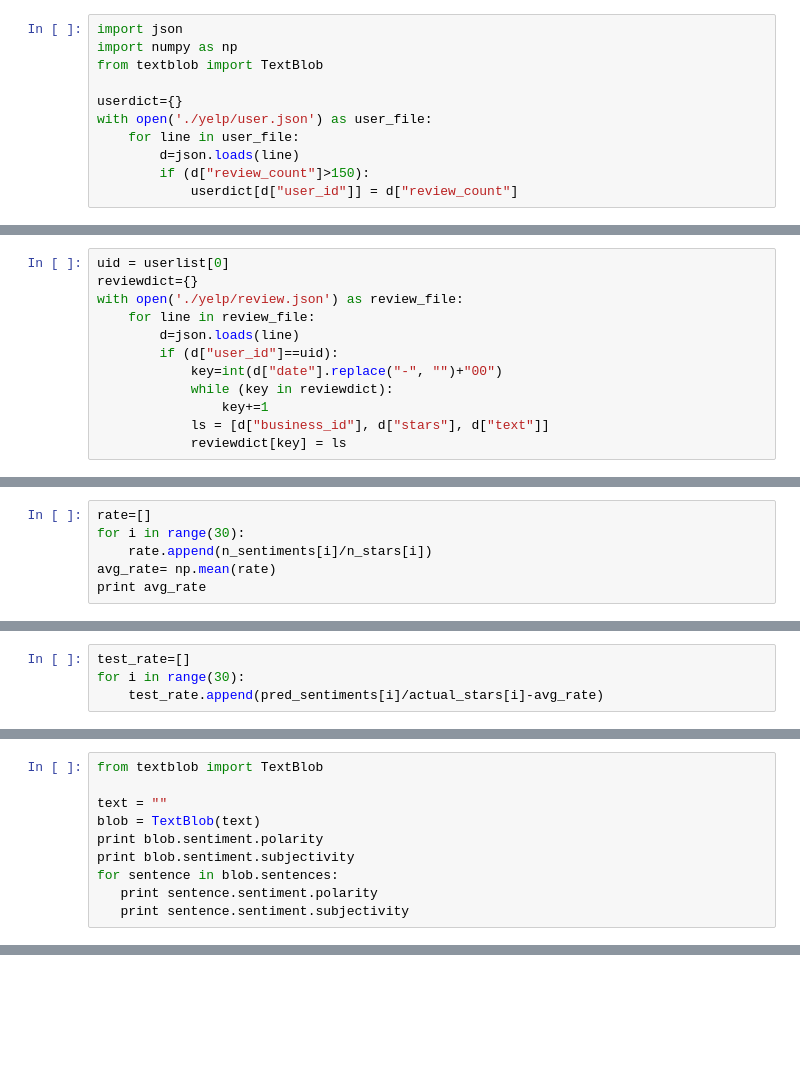
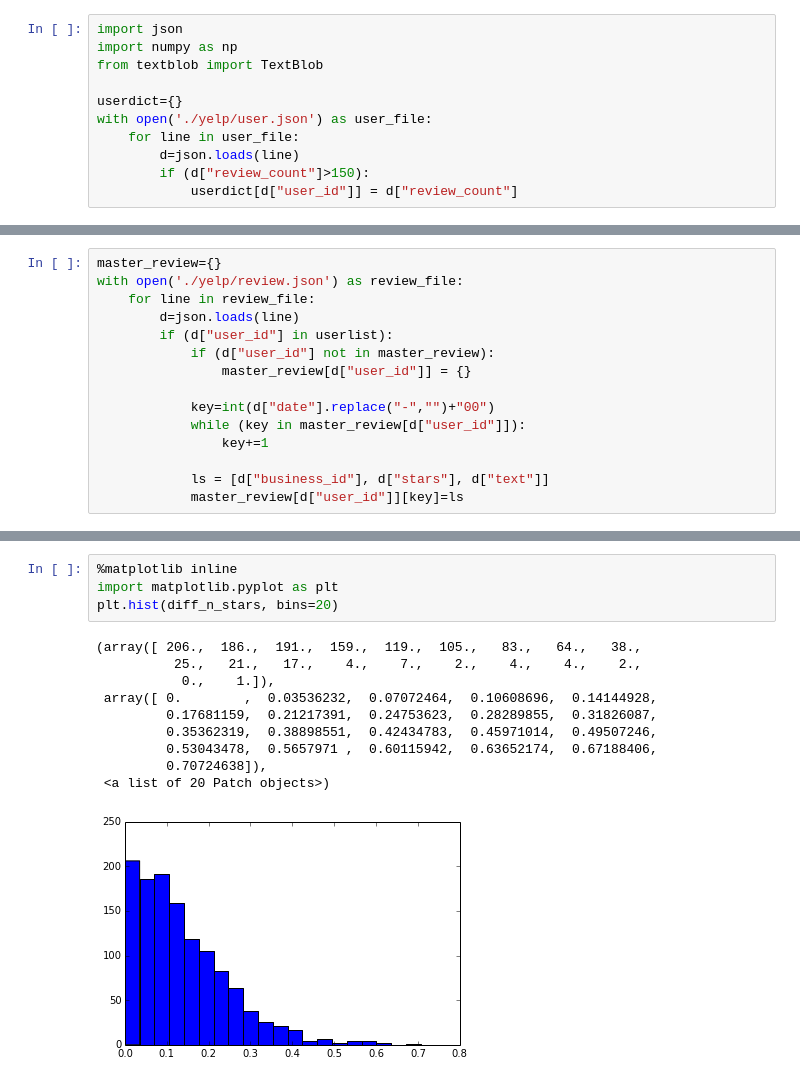
Before and after one commit to jingdai2014/introcm_data_analysis, a Jupyter notebook: assignment3.ipynb, the cells around one changed output, grey strips where cells are left out. Cells and saved outputs as stored; diff of their text form; blank space fills up the shorter version.

```diff
--- a/assignment3.ipynb
+++ b/assignment3.ipynb
@@ -26,12 +35,15 @@ for key in count:
 # %%
-uid = userlist[0]
-reviewdict={}
+master_review={}
 with open('./yelp/review.json') as review_file:
     for line in review_file:
         d=json.loads(line)
-        if (d["user_id"]==uid):
-            key=int(d["date"].replace("-", "")+"00")
-            while (key in reviewdict):
+        if (d["user_id"] in userlist):
+            if (d["user_id"] not in master_review):
+                master_review[d["user_id"]] = {}
+
+            key=int(d["date"].replace("-","")+"00")
+            while (key in master_review[d["user_id"]]):
                 key+=1
+
             ls = [d["business_id"], d["stars"], d["text"]]
-            reviewdict[key] = ls
+            master_review[d["user_id"]][key]=ls
@@ -91,6 +49,0 @@ print pred_sentiments
-# %%
-rate=[]
-for i in range(30):
-    rate.append(n_sentiments[i]/n_stars[i])
-avg_rate= np.mean(rate)
-print avg_rate
@@ -99,4 +49,0 @@ print avg_rate
-# %%
-test_rate=[]
-for i in range(30):
-    test_rate.append(pred_sentiments[i]/actual_stars[i]-avg_rate)
@@ -129,10 +49,0 @@ print count/30.0
-# %%
-from textblob import TextBlob
-
-text = ""
-blob = TextBlob(text)
-print blob.sentiment.polarity
-print blob.sentiment.subjectivity
-for sentence in blob.sentences:
-   print sentence.sentiment.polarity
-   print sentence.sentiment.subjectivity
@@ -138,0 +132,15 @@ for sentence in blob.sentences:
+# %%
+%matplotlib inline
+import matplotlib.pyplot as plt
+plt.hist(diff_n_stars, bins=20)
+# %% [output]
+(array([ 206.,  186.,  191.,  159.,  119.,  105.,   83.,   64.,   38.,
+          25.,   21.,   17.,    4.,    7.,    2.,    4.,    4.,    2.,
+           0.,    1.]),
+ array([ 0.        ,  0.03536232,  0.07072464,  0.10608696,  0.14144928,
+         0.17681159,  0.21217391,  0.24753623,  0.28289855,  0.31826087,
+         0.35362319,  0.38898551,  0.42434783,  0.45971014,  0.49507246,
+         0.53043478,  0.5657971 ,  0.60115942,  0.63652174,  0.67188406,
+         0.70724638]),
+ <a list of 20 Patch objects>)
+[figure, added]
```
Also changed, not shown: parts of 18 cells of this notebook.
